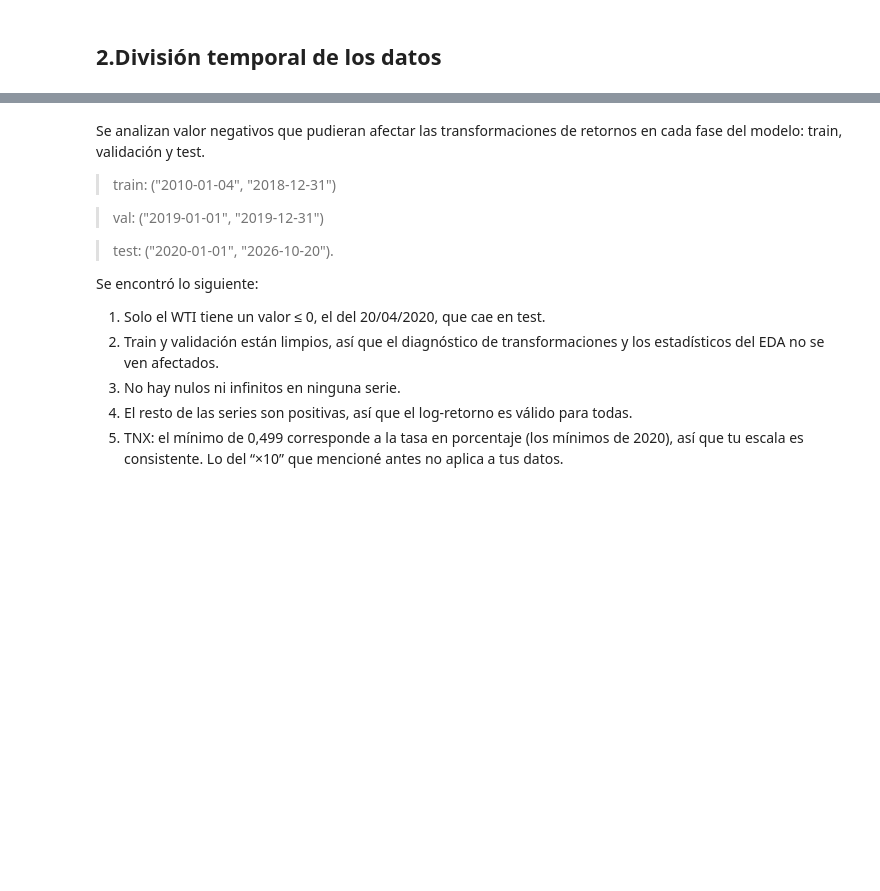
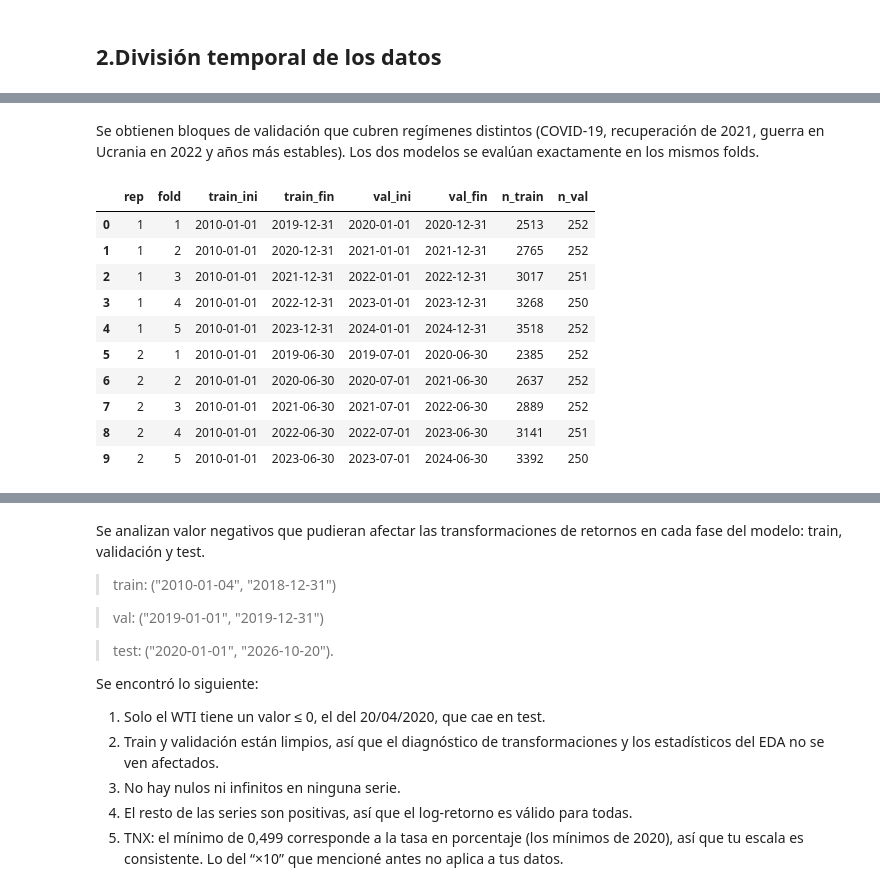
Before and after one commit to darlamai/proyecto_final_ml_wti, a Jupyter notebook: notebooks/01.eda_raw.ipynb, the cells around one changed output, grey strips where cells are left out. Drawn from its saved outputs; the diff is of its cells as text; code cells hidden in the pictures; blank space fills up the shorter version.

```diff
--- a/notebooks/01.eda_raw.ipynb
+++ b/notebooks/01.eda_raw.ipynb
@@ -399,0 +391,8 @@ Se usan las dos porque tienen hipótesis nulas opuestas. La conclusión es fuert
+# %%
+dev_ini=cfg.DEV_INI
+dev_fin=cfg.DEV_FIN
+test_ini=cfg.TEST_INI
+test_fin=cfg.TEST_FIN
+# %%
+dev=base_ret.loc[dev_ini:dev_fin]
+test=base_ret.loc[test_ini:test_fin]
@@ -399,0 +476,26 @@ Se usan las dos porque tienen hipótesis nulas opuestas. La conclusión es fuert
+# %% [markdown]
+Se obtienen bloques de validación que cubren regímenes distintos (COVID-19, recuperación de 2021, guerra en Ucrania en 2022 y años más estables). Los dos modelos se evalúan exactamente en los mismos folds.
+# %%
+FOLDS = eda.definir_folds()
+
+# Tabla de los folds
+tabla_folds = FOLDS.copy()
+tabla_folds[["n_train", "n_val"]] = [
+    [len(a) for a in eda.indices_fold(dev.index, f)] for f in FOLDS.itertuples()]
+for c in ["train_ini", "train_fin", "val_ini", "val_fin"]:
+    tabla_folds[c] = tabla_folds[c].dt.date
+display(tabla_folds)
+
+assert (FOLDS["val_fin"] <= pd.Timestamp(dev_fin)).all()   # ningún fold toca el test final
+# %% [output]
+|  | rep | fold | train_ini | train_fin | val_ini | val_fin | n_train | n_val |
+| 0 | 1 | 1 | 2010-01-01 | 2019-12-31 | 2020-01-01 | 2020-12-31 | 2513 | 252 |
+| 1 | 1 | 2 | 2010-01-01 | 2020-12-31 | 2021-01-01 | 2021-12-31 | 2765 | 252 |
+| 2 | 1 | 3 | 2010-01-01 | 2021-12-31 | 2022-01-01 | 2022-12-31 | 3017 | 251 |
+| 3 | 1 | 4 | 2010-01-01 | 2022-12-31 | 2023-01-01 | 2023-12-31 | 3268 | 250 |
+| 4 | 1 | 5 | 2010-01-01 | 2023-12-31 | 2024-01-01 | 2024-12-31 | 3518 | 252 |
+| 5 | 2 | 1 | 2010-01-01 | 2019-06-30 | 2019-07-01 | 2020-06-30 | 2385 | 252 |
+| 6 | 2 | 2 | 2010-01-01 | 2020-06-30 | 2020-07-01 | 2021-06-30 | 2637 | 252 |
+| 7 | 2 | 3 | 2010-01-01 | 2021-06-30 | 2021-07-01 | 2022-06-30 | 2889 | 252 |
+| 8 | 2 | 4 | 2010-01-01 | 2022-06-30 | 2022-07-01 | 2023-06-30 | 3141 | 251 |
+| 9 | 2 | 5 | 2010-01-01 | 2023-06-30 | 2023-07-01 | 2024-06-30 | 3392 | 250 |
```
Also changed, not shown: parts of 62 cells of this notebook, 9 other files.
